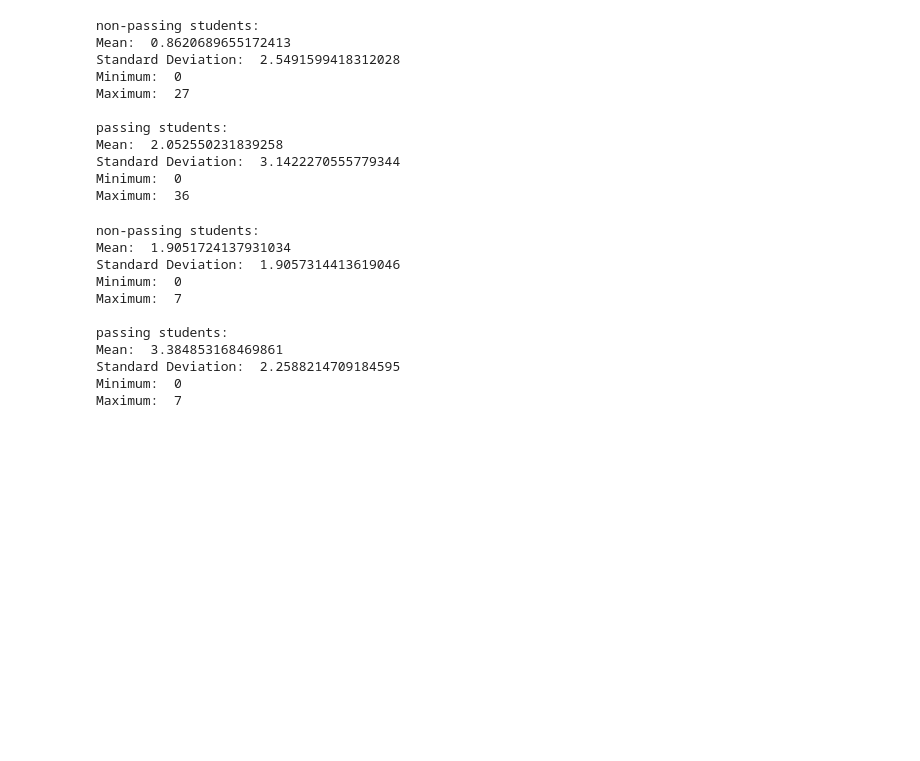
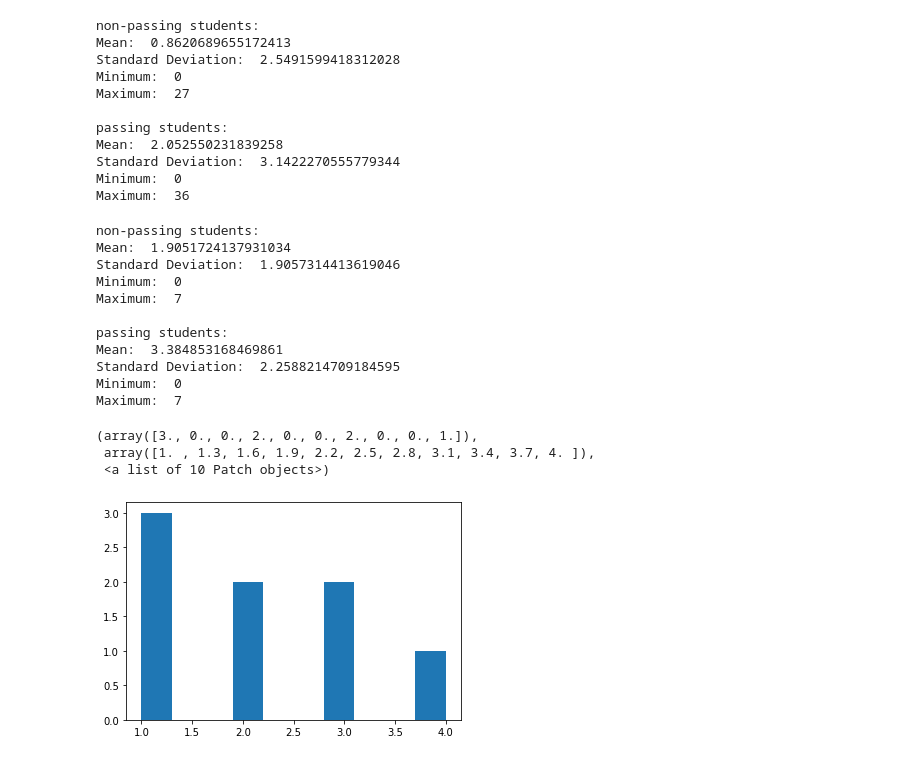
Before and after one commit to palash04/Artificial-Intelligence, a Jupyter notebook: Data_Analysis/DataProcess.ipynb, the cells around one changed output. Cells and saved outputs as stored; diff of their text form; code cells hidden in the pictures; blank space fills up the shorter version.

```diff
--- a/Data_Analysis/DataProcess.ipynb
+++ b/Data_Analysis/DataProcess.ipynb
@@ -586,0 +594,13 @@ Maximum:  7
+# %%
+data = [1,2,1,3,3,1,4,2]
+
+# following line only for ipynb, so that the plots will appear here itself rather opening in a new window
+%matplotlib inline
+
+import matplotlib.pyplot as plt
+plt.hist(data)
+# %% [output]
+(array([3., 0., 0., 2., 0., 0., 2., 0., 0., 1.]),
+ array([1. , 1.3, 1.6, 1.9, 2.2, 2.5, 2.8, 3.1, 3.4, 3.7, 4. ]),
+ <a list of 10 Patch objects>)
+[figure, added]
```
Also changed, not shown: parts of 15 cells of this notebook.
